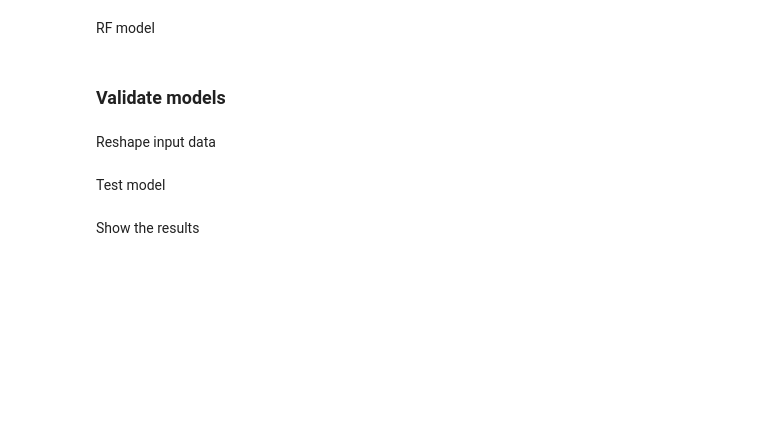
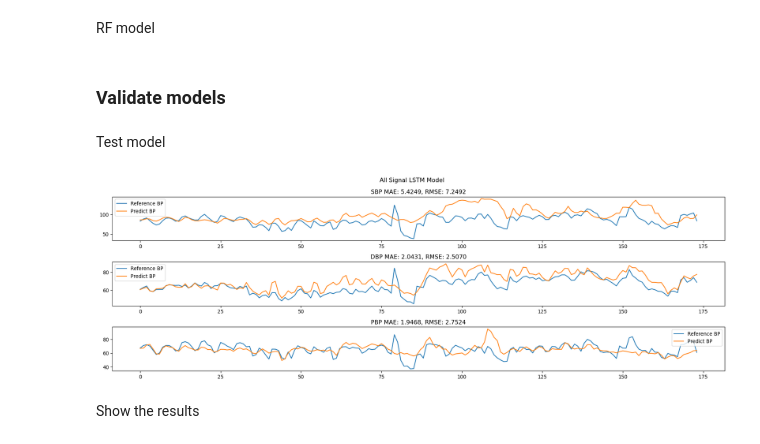
Before and after one commit to YanweiJIN/COCHEHK, a Jupyter notebook: MMBP/mmbp_12Dec23.ipynb, the cells around one changed output. Saved outputs shown, nothing was run; the diff lists cells and outputs as text; code cells hidden in the pictures; blank space fills up the shorter version.

```diff
--- a/MMBP/mmbp_12Dec23.ipynb
+++ b/MMBP/mmbp_12Dec23.ipynb
@@ -427,0 +467,15 @@ def get_features(subid, Keypoints):
+# %%
+## Select features
+split_site = len(Trainft)
+Filft = pd.concat([Trainft, Testft], ignore_index=True)
+#Selft = Filft[['HR-PPG', 'MaxPPG', 'MinPPG', 'dPPG', 'PPGwidth', 'HR-highIPG', 'HR-lowIPG', 'HighIPG', 'LowIPG', 'dIPG', 'IPGarea', 'SBP', 'DBP', 'PBP']]
+Selft = Filft[['HR-ECG', 'Rpeak', 'PTT', 'HR-PPG', 'MaxPPG', 'MinPPG', 'dPPG', 'PPGwidth', 'HR-highIPG', 'HR-lowIPG', 'HighIPG', 'LowIPG', 'dIPG', 'IPGarea', 'AveTemp', 'SBP', 'DBP', 'PBP']]
+## Normalize Ft
+# Define a custom normalization function
+def custom_normalize(column):
+    min_val = column.min()
+    max_val = column.max()
+    return (column - min_val) / (max_val - min_val)
+# Apply the custom normalization function to each column
+Nomft = Selft.apply(custom_normalize)
+Nomft.iloc[:split_site]
@@ -431,9 +691,41 @@ LSTM model
 RF model
 # %% [markdown]
 ### Validate models
-# %% [markdown]
-Reshape input data
 # %% [markdown]
 Test model
+# %%
+def bp_test_lstm():
+    X_test, y_test = reshape_data(Nomft.iloc[split_site:])
+    X_test = X_test.to(device)
+
+    y_pred = {}
+    y_pred['SBP'] = sbp_lstm_model(X_test)
+    y_pred['DBP'] = dbp_lstm_model(X_test)
+    y_pred['PBP'] = pbp_lstm_model(X_test)
+
+    results = {}
+    results['BP'] = ['SBP', 'DBP', 'PBP']
+    results['ref_BP'] = [y_test['SBP'][:, -1] * (max_bp - min_bp) + min_bp, y_test['DBP'][:, -1] * (max_bp - min_bp) + min_bp, y_test['PBP'][:, -1] * (max_bp - min_bp)]
+    results['pred_BP'] = [(y_pred['SBP'][:, -1] * (max_bp - min_bp) + min_bp).cpu(), (y_pred['DBP'][:, -1] * (max_bp - min_bp) + min_bp).cpu(), (y_pred['PBP'][:, -1] * (max_bp - min_bp)).cpu()]
+    results['MAE'] = ["{:.4f}".format(torch.mean(torch.abs(results['ref_BP'][i] - results['pred_BP'][i])).item() / 3) for i in range(3)]
+    results['RMSE'] = ["{:.4f}".format(torch.sqrt(torch.mean((results['ref_BP'][i] - results['pred_BP'][i]) ** 2)).item() / 3) for i in range(3)]
+
+    ## Compare BPs
+    #if float(results["MAE"][0]) <= 7 or float(results["MAE"][1])<=3:
+    fig, axs = plt.subplots(nrows=3, ncols=1, figsize=(18, 6), dpi=96)
+    for i in range(3):
+        axs[i].plot(results['ref_BP'][i], label='Reference BP')
+        axs[i].plot(results['pred_BP'][i].cpu().detach().numpy(), label='Predict BP')
+        axs[i].set_title(f'{results["BP"][i]} MAE: {results["MAE"][i]}, RMSE: {results["RMSE"][i]}')
+        axs[i].legend()
+    fig.suptitle(f"All Signal LSTM Model")
+    plt.tight_layout()
+    #plt.savefig(f'{result_path}/S1_LSTM_{layers}layers_{num_epochs}epochs.png', format='png')
+    plt.show()
+    return
+
+bp_test_lstm()
+# %% [output]
+[figure, added]
 # %% [markdown]
 Show the results
```
Also changed, not shown: parts of 15 cells of this notebook.
